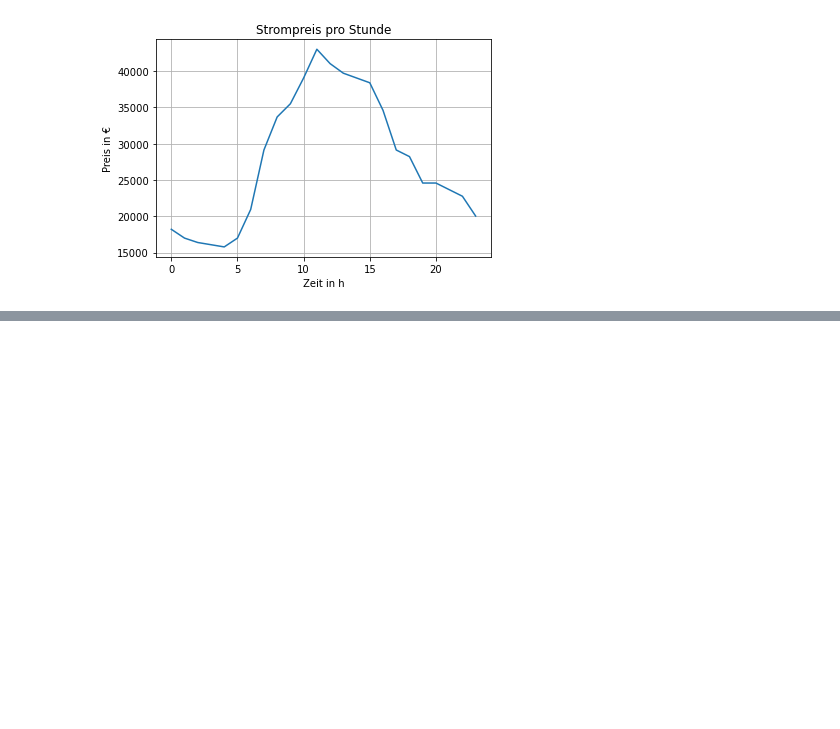
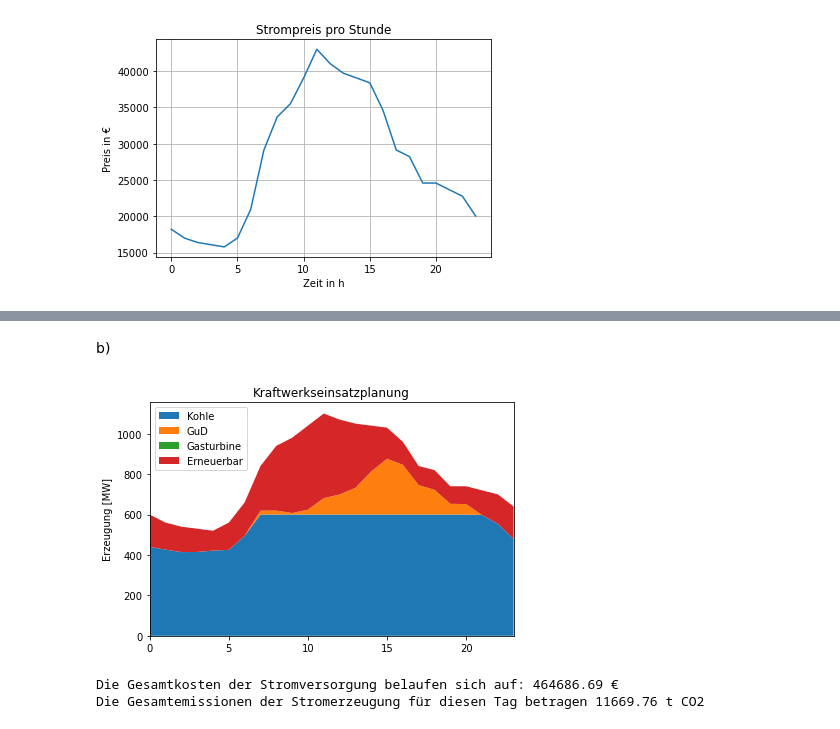
Before and after one commit to PhilippMaschi/Energiemodelle_Uebung, a Jupyter notebook: Aufgabe_3.ipynb, the cells around one changed output, grey strips where cells are left out. Cells and saved outputs as stored; diff of their text form; code cells hidden in the pictures; blank space fills up the shorter version.

```diff
--- a/Aufgabe_3.ipynb
+++ b/Aufgabe_3.ipynb
@@ -130,0 +189,33 @@ plt.grid()
+# %% [markdown]
+b)
+# %%
+# get values of optimization variables
+PowerThermalandRenewable = pd.DataFrame(index = timesteps,
+                                        columns = ['Kohle',
+                                                   'GuD',
+                                                   'Gasturbine',
+                                                   'Erneuerbar']
+                                        )
+for t in timesteps:
+    PowerThermalandRenewable.loc[t, 'Erneuerbar'] = wind[t] + PV_100[t] + PV_200[t]
+    for n in thermalPlant:
+        PowerThermalandRenewable.loc[t, n] = model.x[n,t].value
+
+fig, ax = plt.subplots()
+ax.stackplot(timesteps,
+              PowerThermalandRenewable.to_numpy(dtype = float).transpose(),
+              labels=['Kohle', 'GuD', 'Gasturbine', 'Erneuerbar'])
+ax.set_title('Kraftwerkseinsatzplanung')
+ax.legend(loc='upper left')
+ax.set_ylabel('Erzeugung [MW]')
+ax.set_xlim(xmin=timesteps[0], xmax=timesteps[-1])
+fig.tight_layout()
+plt.show()
+print("Die Gesamtkosten der Stromversorgung belaufen sich auf: " + str(round(model.obj(), 2)) + " €")
+# Emisionen:
+GesamtEmissionen = sum(emissions[n] * model.x[n, t].value for t in timesteps for n in thermalPlant)
+print("Die Gesamtemissionen der Stromerzeugung für diesen Tag betragen "+str(round(GesamtEmissionen,2))+" t CO2")
+# %% [output]
+[figure, added]
+Die Gesamtkosten der Stromversorgung belaufen sich auf: 464686.69 €
+Die Gesamtemissionen der Stromerzeugung für diesen Tag betragen 11669.76 t CO2
```
Also changed, not shown: parts of 6 cells of this notebook.
